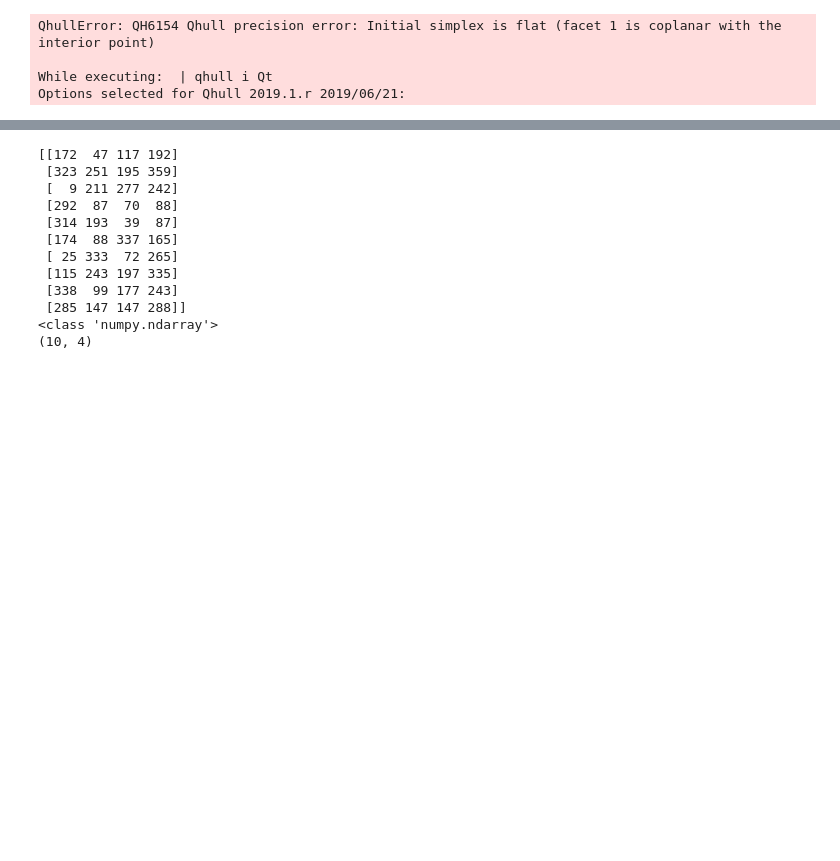
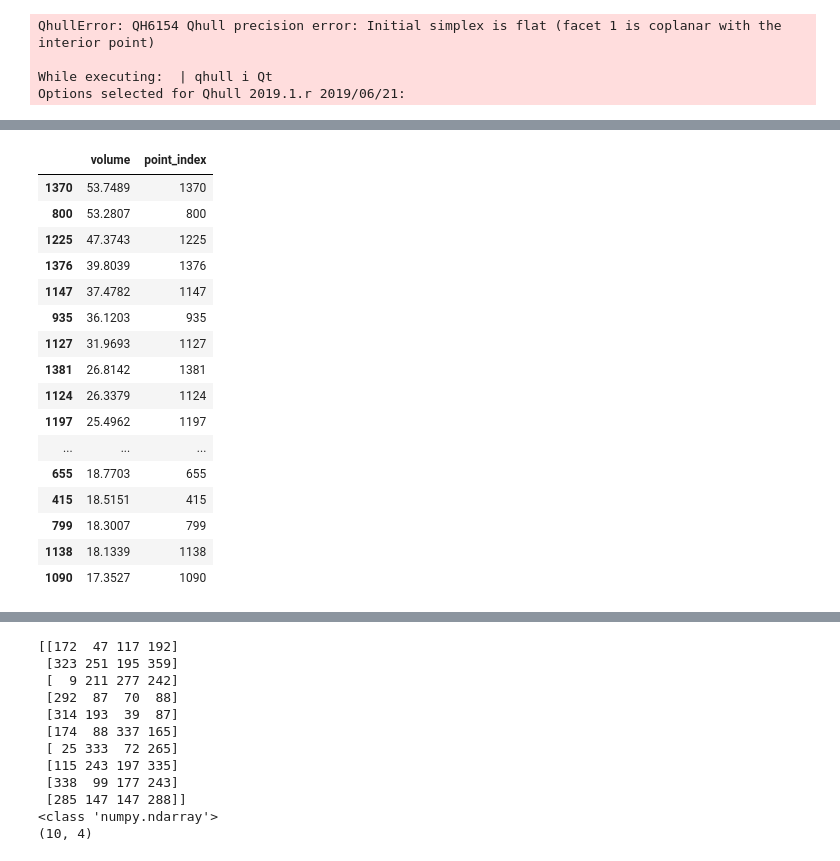
Before and after one commit to mukaiyama729/ResearchAnalysis, a Jupyter notebook: tesselation.ipynb, the cells around one changed output, grey strips where cells are left out. Saved outputs shown, nothing was run; the diff lists cells and outputs as text; code cells hidden in the pictures; blank space fills up the shorter version.

```diff
--- a/tesselation.ipynb
+++ b/tesselation.ipynb
@@ -594 +701,21 @@ a.v_display(3, what='region_points')
+# %%
+a.d_show_data().sort_values('volume', ascending=False).head(20)
+# %% [output]
+|  | volume | point_index |
+| 1370 | 53.7489 | 1370 |
+| 800 | 53.2807 | 800 |
+| 1225 | 47.3743 | 1225 |
+| 1376 | 39.8039 | 1376 |
+| 1147 | 37.4782 | 1147 |
+| 935 | 36.1203 | 935 |
+| 1127 | 31.9693 | 1127 |
+| 1381 | 26.8142 | 1381 |
+| 1124 | 26.3379 | 1124 |
+| 1197 | 25.4962 | 1197 |
+| ... | ... | ... |
+| 655 | 18.7703 | 655 |
+| 415 | 18.5151 | 415 |
+| 799 | 18.3007 | 799 |
+| 1138 | 18.1339 | 1138 |
+| 1090 | 17.3527 | 1090 |
 # %%
```
Also changed, not shown: parts of 14 cells of this notebook.
